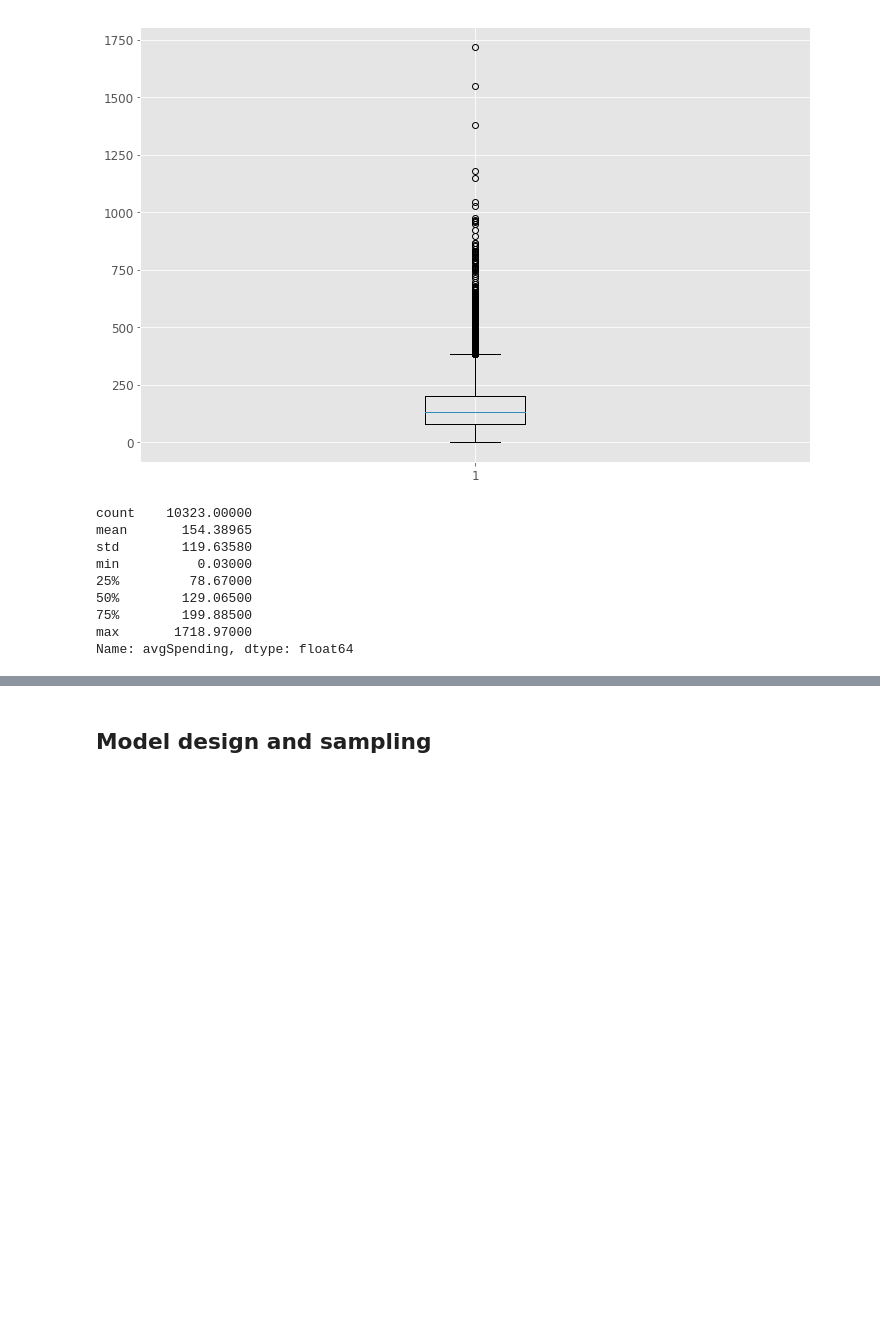
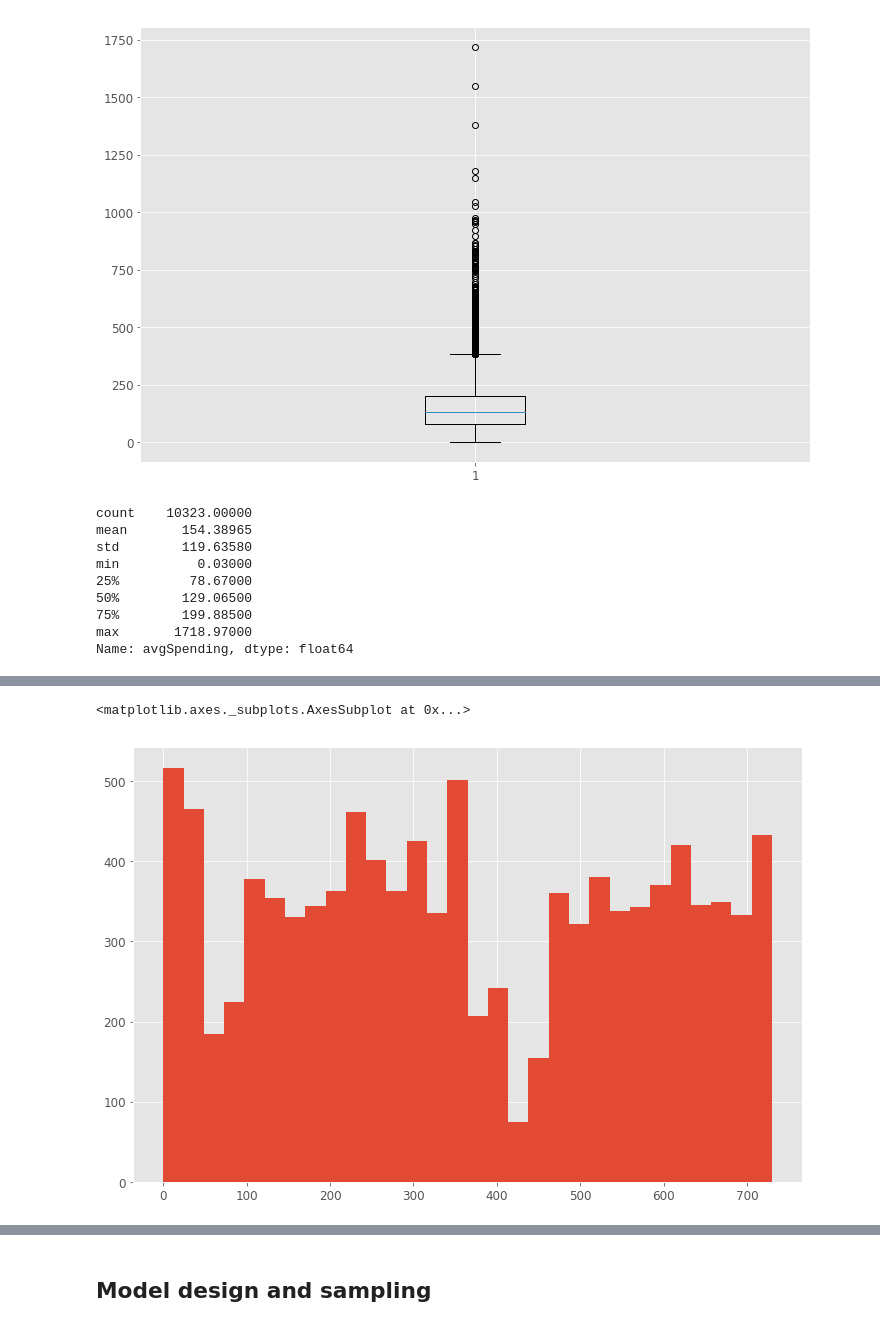
Before and after one commit to AtinMaiti/homework1, a Jupyter notebook: sflydatascience-homework1.ipynb, the cells around one changed output, grey strips where cells are left out. Cells and saved outputs as stored; diff of their text form; code cells hidden in the pictures; blank space fills up the shorter version.

```diff
--- a/sflydatascience-homework1.ipynb
+++ b/sflydatascience-homework1.ipynb
@@ -557,0 +551,4 @@ def monetary(x):
+# %%
+RFMData['frequency'] = RFMData.frequencyOfPurchase.apply(lambda x : frequency(x))
+# %%
+RFMData['monetary'] = RFMData.avgSpending.apply(lambda x: monetary(x))
@@ -557,0 +593,6 @@ def monetary(x):
+# %%
+RFMData = RFMData.reset_index()
+# %%
+RFMData['type'] = 0
+for i in RFMData.index:
+     RFMData['type'][i] = str(str(RFMData['recency'][i])+str(RFMData['monetary'][i])+str(RFMData['frequency'][i]))
@@ -557,0 +612,5 @@ def monetary(x):
+# %%
+RFMData.lastPurchase.hist(bins= 30)
+# %% [output]
+<matplotlib.axes._subplots.AxesSubplot at 0x...>
+[figure, added]
```
Also changed, not shown: parts of 62 cells of this notebook, 1 other file.
